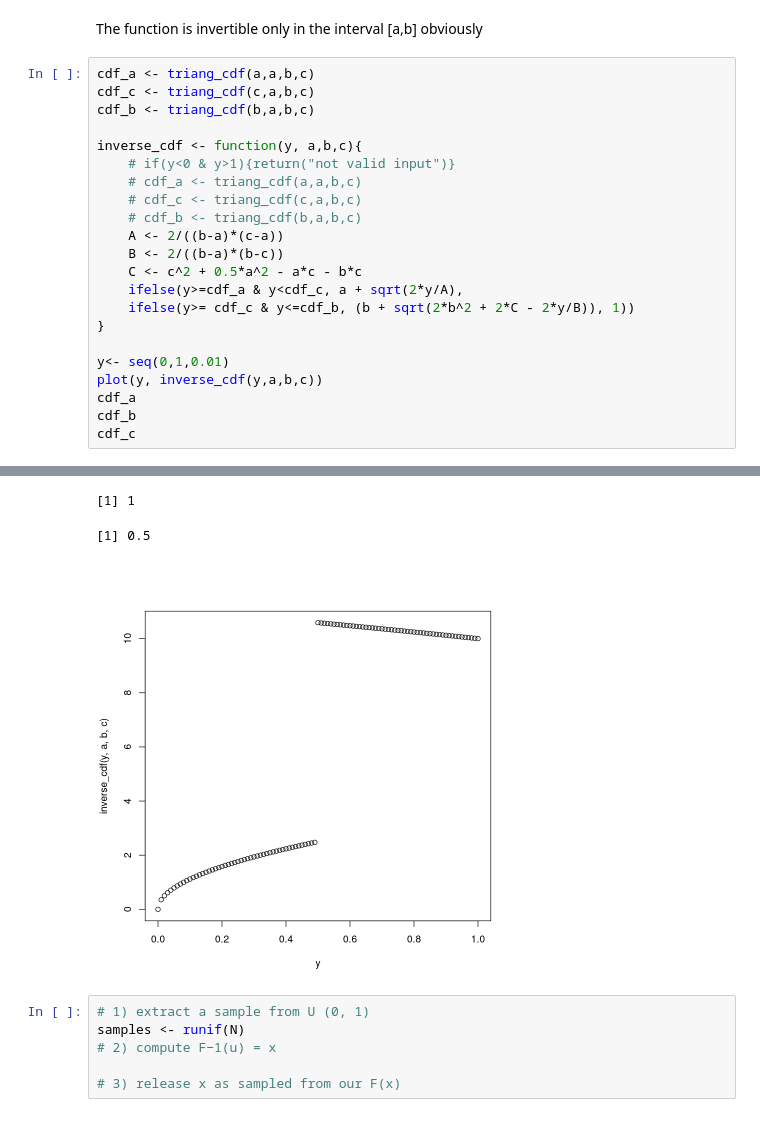
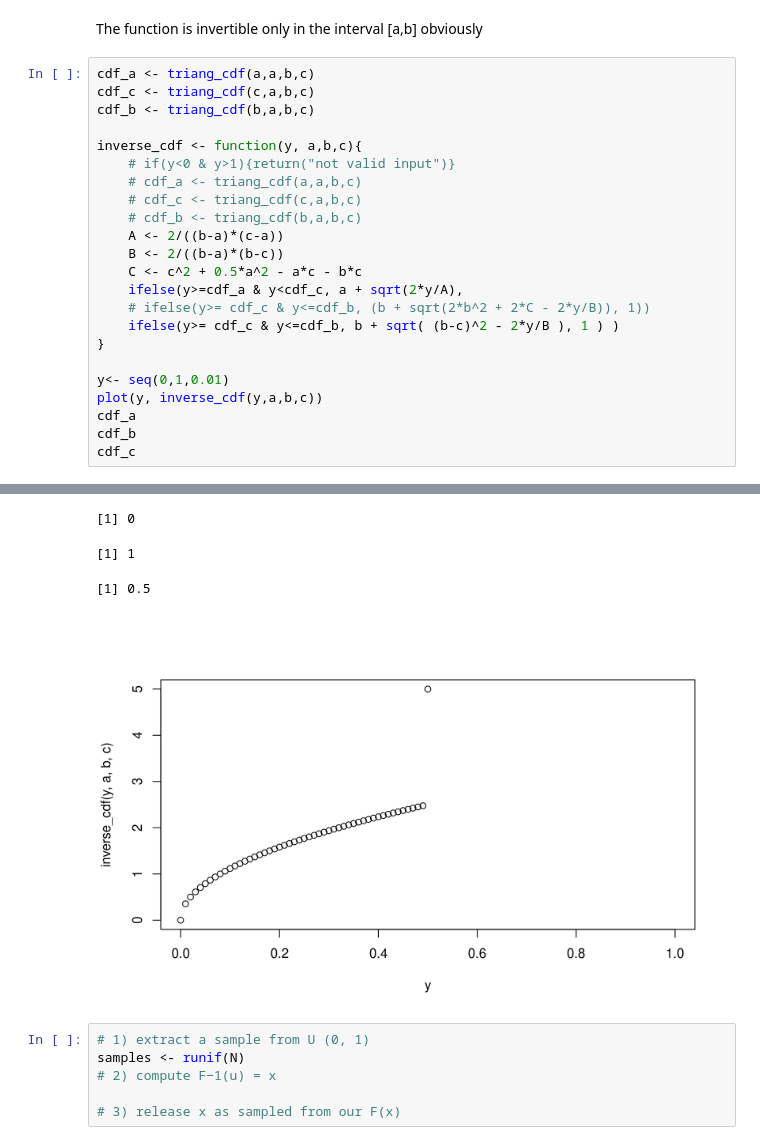
Before and after one commit to PietroCappelli/Advance_stat, a Jupyter notebook: Exercises/exercises03.ipynb, the cells around one changed output, grey strips where cells are left out. Cells and saved outputs as stored; diff of their text form.

```diff
--- a/Exercises/exercises03.ipynb
+++ b/Exercises/exercises03.ipynb
@@ -55,7 +58,8 @@ inverse_cdf <- function(y, a,b,c){
     B <- 2/((b-a)*(b-c))
     C <- c^2 + 0.5*a^2 - a*c - b*c
     ifelse(y>=cdf_a & y<cdf_c, a + sqrt(2*y/A),
-    ifelse(y>= cdf_c & y<=cdf_b, (b + sqrt(2*b^2 + 2*C - 2*y/B)), 1))
+    # ifelse(y>= cdf_c & y<=cdf_b, (b + sqrt(2*b^2 + 2*C - 2*y/B)), 1))
+    ifelse(y>= cdf_c & y<=cdf_b, b + sqrt( (b-c)^2 - 2*y/B ), 1 ) )
 }
 
 y<- seq(0,1,0.01)
@@ -68,6 +73,7 @@ cdf_c
-[1] 1
+[1] 0
-[1] 0.5
+[1] 1
+[1] 0.5
-[figure, old version]
+[figure, new version]
 # %%
 # 1) extract a sample from U (0, 1)
 samples <- runif(N)
```
Also changed, not shown: parts of 11 cells of this notebook.
